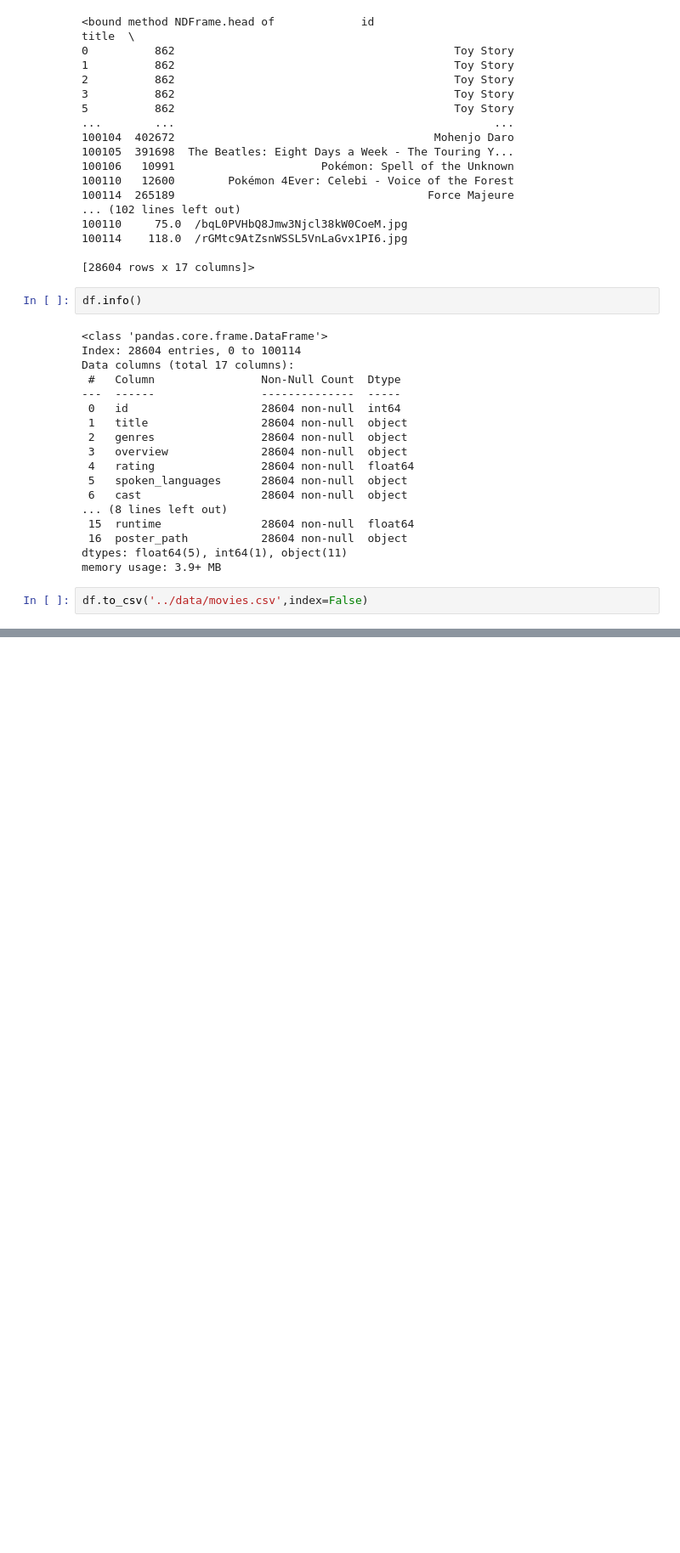
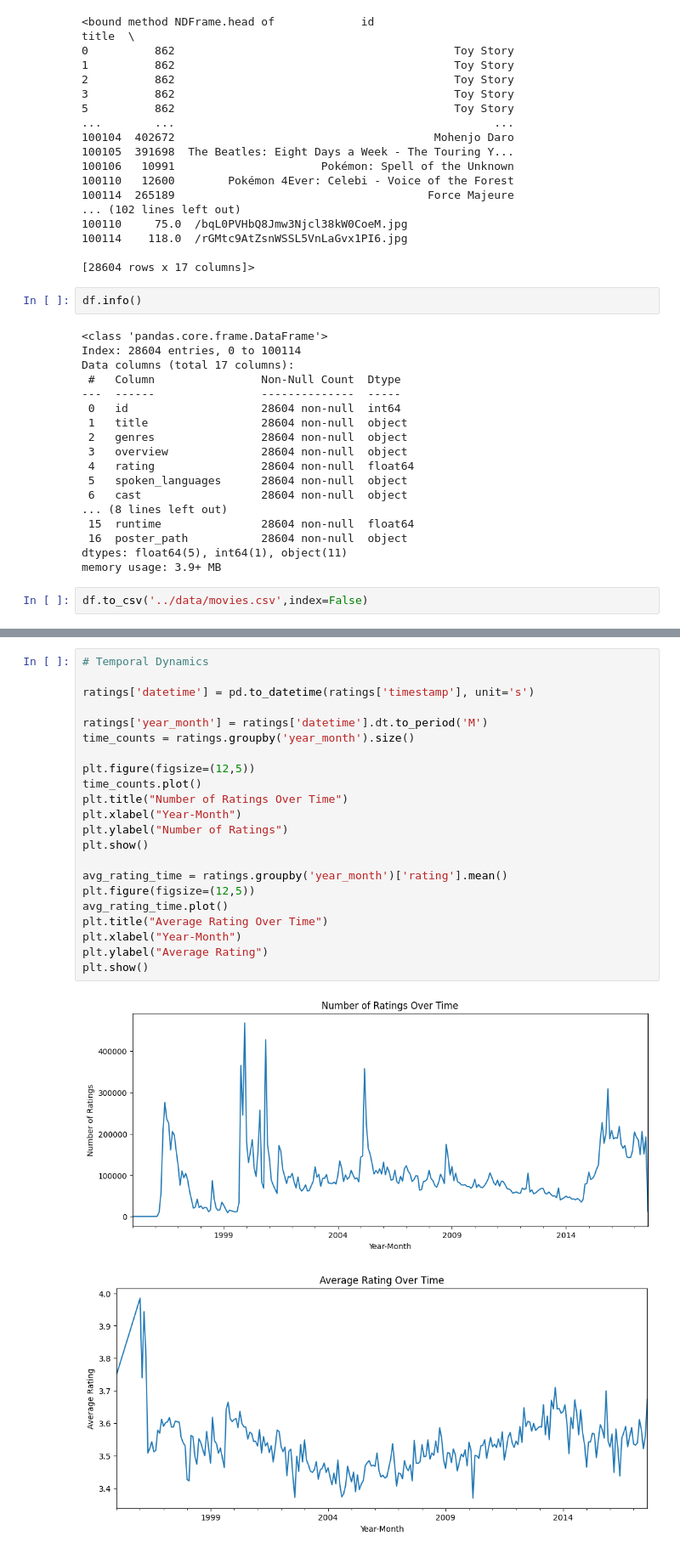
Before and after one commit to Grmamobin/Movies_Recommendation_System, a Jupyter notebook: src/DataCleaning.ipynb, the cells around one changed output, grey strips where cells are left out. Shown: that part at 85% size. Drawn from its saved outputs; the diff is of its cells as text; blank space fills up the shorter version.

```diff
--- a/src/DataCleaning.ipynb
+++ b/src/DataCleaning.ipynb
@@ -210,0 +287,25 @@ df_act.head(5)
+# %%
+# Temporal Dynamics
+
+ratings['datetime'] = pd.to_datetime(ratings['timestamp'], unit='s')
+
+ratings['year_month'] = ratings['datetime'].dt.to_period('M')
+time_counts = ratings.groupby('year_month').size()
+
+plt.figure(figsize=(12,5))
+time_counts.plot()
+plt.title("Number of Ratings Over Time")
+plt.xlabel("Year-Month")
+plt.ylabel("Number of Ratings")
+plt.show()
+
+avg_rating_time = ratings.groupby('year_month')['rating'].mean()
+plt.figure(figsize=(12,5))
+avg_rating_time.plot()
+plt.title("Average Rating Over Time")
+plt.xlabel("Year-Month")
+plt.ylabel("Average Rating")
+plt.show()
+# %% [output]
+[figure, added]
+[figure, added]
```
Also changed, not shown: parts of 7 cells of this notebook, 6 other files.
